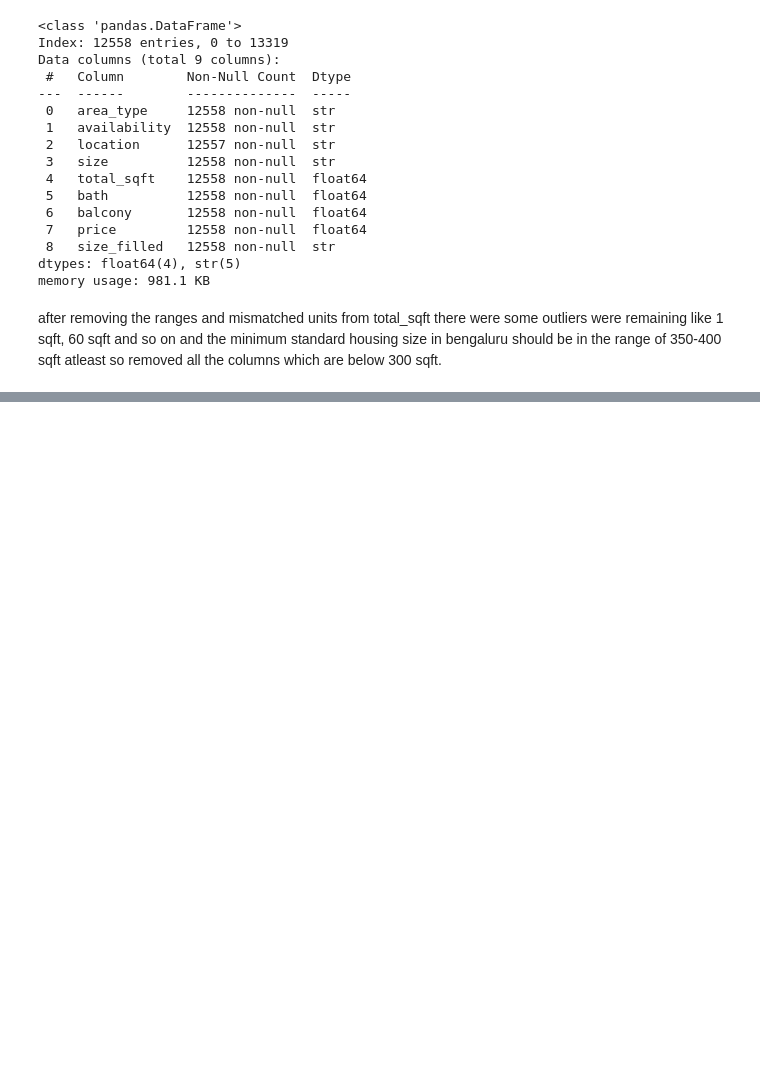
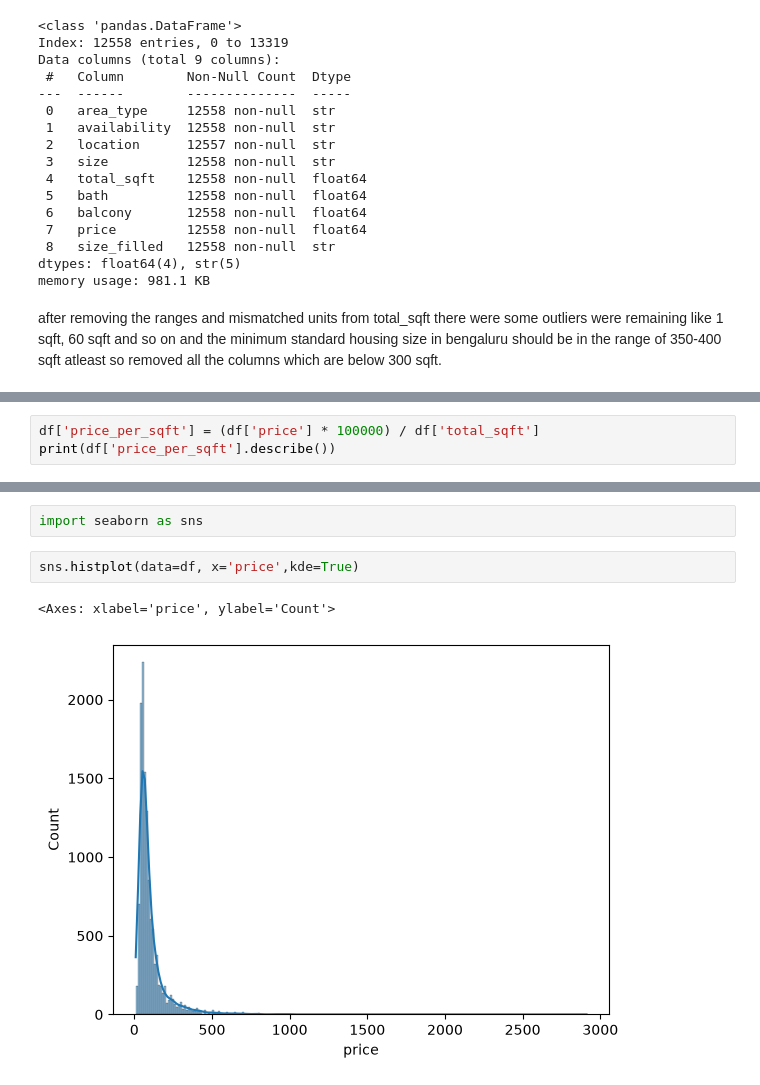
Before and after one commit to kulkarni-abhishek196/banglore-house-price-prediction, a Jupyter notebook: notebooks/house-prediction.ipynb, the cells around one changed output, grey strips where cells are left out. Saved outputs shown, nothing was run; the diff lists cells and outputs as text; blank space fills up the shorter version.

Commit message:
added more data cleansing and EDA steps and added those notes in README.md as well

```diff
--- a/notebooks/house-prediction.ipynb
+++ b/notebooks/house-prediction.ipynb
@@ -726,0 +866,3 @@ after removing the ranges and mismatched units from total_sqft there were some o
+# %%
+df['price_per_sqft'] = (df['price'] * 100000) / df['total_sqft']
+print(df['price_per_sqft'].describe())
@@ -726,0 +879,7 @@ after removing the ranges and mismatched units from total_sqft there were some o
+# %%
+import seaborn as sns
+# %%
+sns.histplot(data=df, x='price',kde=True)
+# %% [output]
+<Axes: xlabel='price', ylabel='Count'>
+[figure, added]
```
Also changed, not shown: parts of 36 cells of this notebook, 1 other file.
